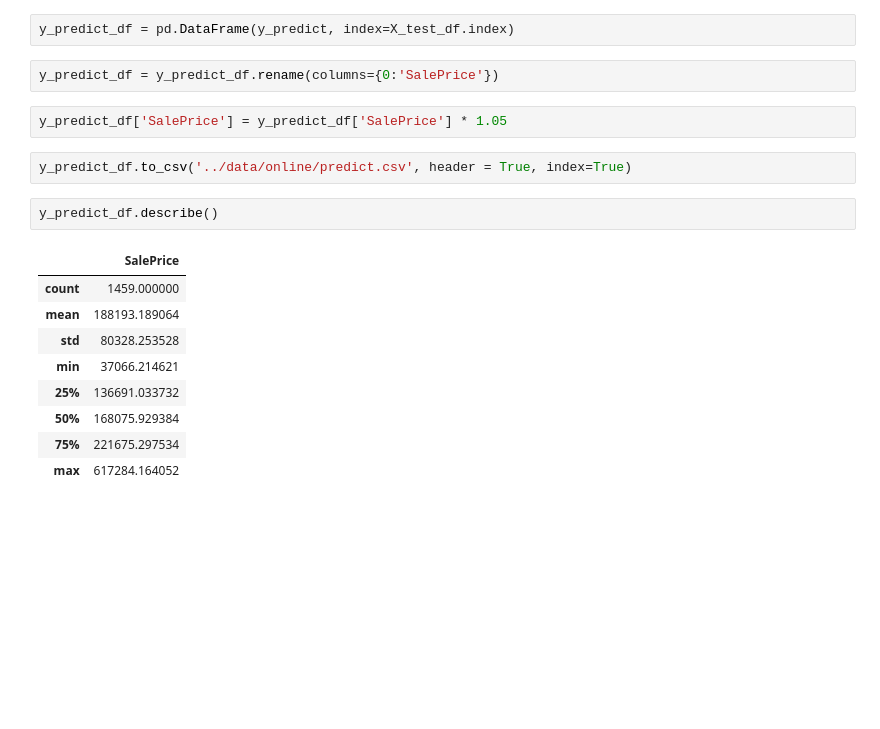
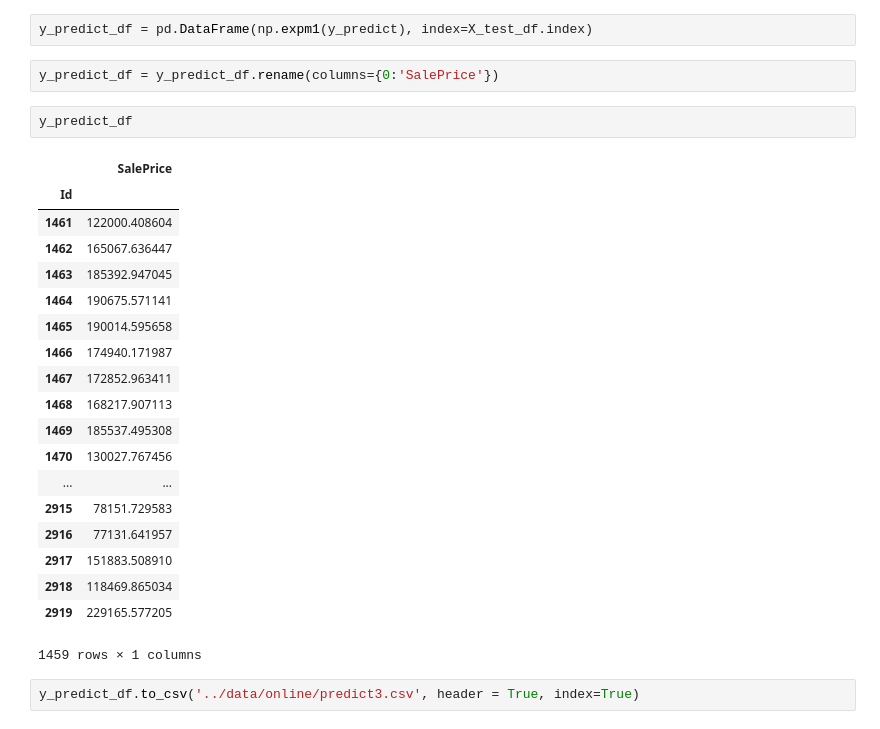
Before and after one commit to AstaTus/House_Prices_Advanced_Regression_Techniques, a Jupyter notebook: offline/XgboostModel.ipynb, the cells around one changed output. Cells and saved outputs as stored; diff of their text form; blank space fills up the shorter version.

```diff
--- a/offline/XgboostModel.ipynb
+++ b/offline/XgboostModel.ipynb
@@ -197,20 +261,28 @@ len(y_test)
 # %%
-y_predict_df = pd.DataFrame(y_predict, index=X_test_df.index)
+y_predict_df = pd.DataFrame(np.expm1(y_predict), index=X_test_df.index)
 # %%
 y_predict_df = y_predict_df.rename(columns={0:'SalePrice'})
-# %%
-y_predict_df['SalePrice'] = y_predict_df['SalePrice'] * 1.05
+# %%
+y_predict_df
+# %% [output]
+|  | SalePrice |
+| Id |  |
+| 1461 | 122000.408604 |
+| 1462 | 165067.636447 |
+| 1463 | 185392.947045 |
+| 1464 | 190675.571141 |
+| 1465 | 190014.595658 |
+| 1466 | 174940.171987 |
+| 1467 | 172852.963411 |
+| 1468 | 168217.907113 |
+| 1469 | 185537.495308 |
+| 1470 | 130027.767456 |
+| ... | ... |
+| 2915 | 78151.729583 |
+| 2916 | 77131.641957 |
+| 2917 | 151883.508910 |
+| 2918 | 118469.865034 |
+| 2919 | 229165.577205 |
+1459 rows × 1 columns
 # %%
-y_predict_df.to_csv('../data/online/predict.csv', header = True, index=True)
+y_predict_df.to_csv('../data/online/predict3.csv', header = True, index=True)
-# %%
-y_predict_df.describe()
-# %% [output]
-|  | SalePrice |
-| count | 1459.000000 |
-| mean | 188193.189064 |
-| std | 80328.253528 |
-| min | 37066.214621 |
-| 25% | 136691.033732 |
-| 50% | 168075.929384 |
-| 75% | 221675.297534 |
-| max | 617284.164052 |
```
Also changed, not shown: parts of 21 cells of this notebook, 13 other files.
